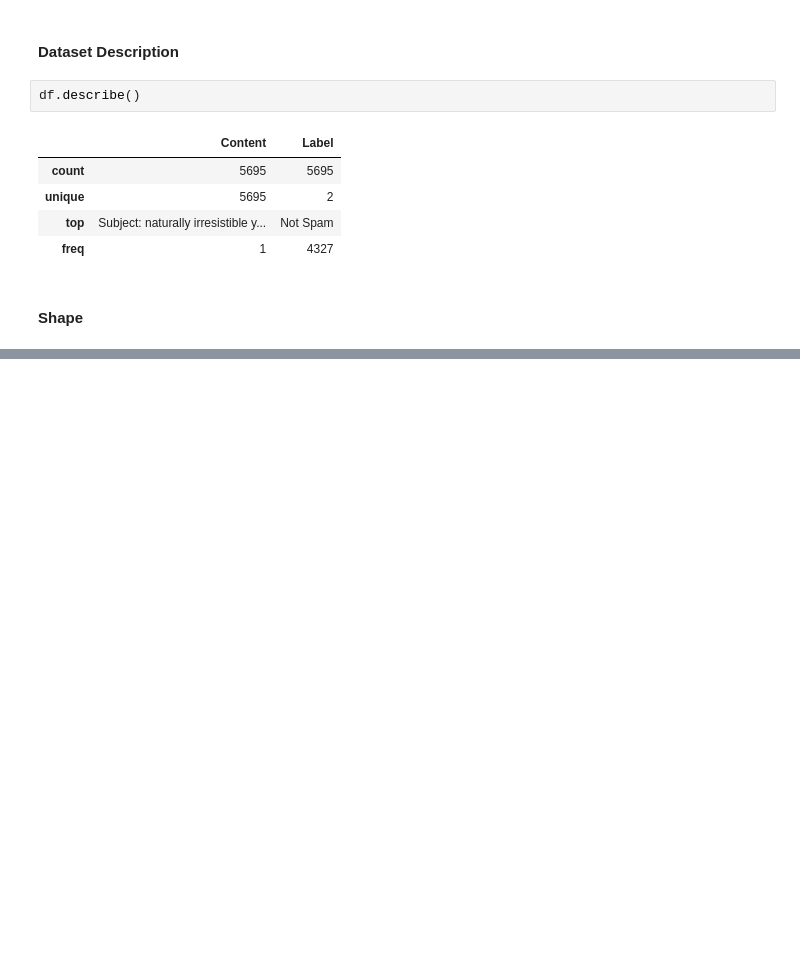
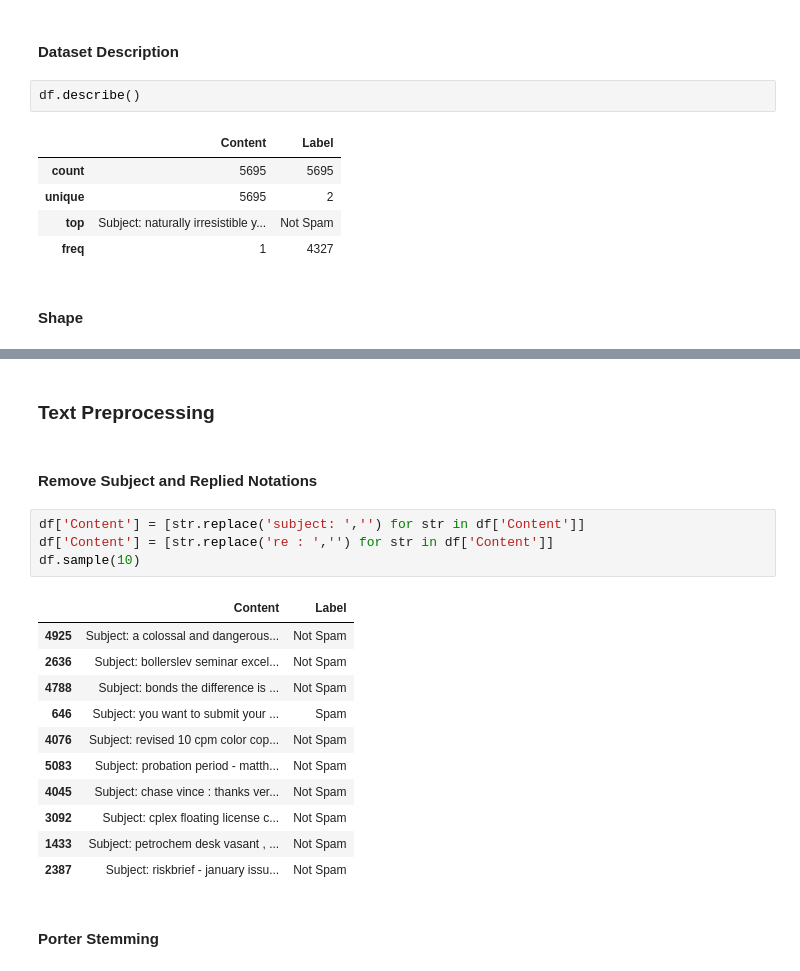
Before and after one commit to RampageousRJ/Spam-Email-Detection, a Jupyter notebook: model/model.ipynb, the cells around one changed output, grey strips where cells are left out. Drawn from its saved outputs; the diff is of its cells as text; blank space fills up the shorter version.

```diff
--- a/model/model.ipynb
+++ b/model/model.ipynb
@@ -66,0 +101,22 @@ df.describe()
+# %% [markdown]
+### Text Preprocessing
+# %% [markdown]
+#### Remove Subject and Replied Notations
+# %%
+df['Content'] = [str.replace('subject: ','') for str in df['Content']]
+df['Content'] = [str.replace('re : ','') for str in df['Content']]
+df.sample(10)
+# %% [output]
+|  | Content | Label |
+| 4925 | Subject: a colossal and dangerous... | Not Spam |
+| 2636 | Subject: bollerslev seminar excel... | Not Spam |
+| 4788 | Subject: bonds the difference is ... | Not Spam |
+| 646 | Subject: you want to submit your ... | Spam |
+| 4076 | Subject: revised 10 cpm color cop... | Not Spam |
+| 5083 | Subject: probation period - matth... | Not Spam |
+| 4045 | Subject: chase vince : thanks ver... | Not Spam |
+| 3092 | Subject: cplex floating license c... | Not Spam |
+| 1433 | Subject: petrochem desk vasant , ... | Not Spam |
+| 2387 | Subject: riskbrief - january issu... | Not Spam |
+# %% [markdown]
+#### Porter Stemming
```
Also changed, not shown: parts of 30 cells of this notebook, 4 other files.
